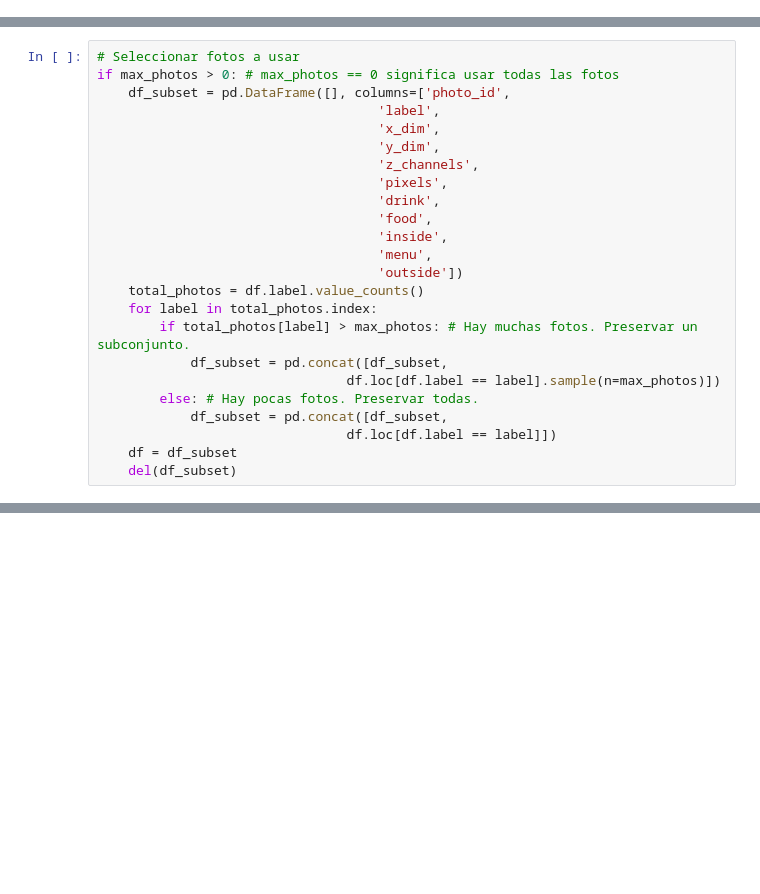
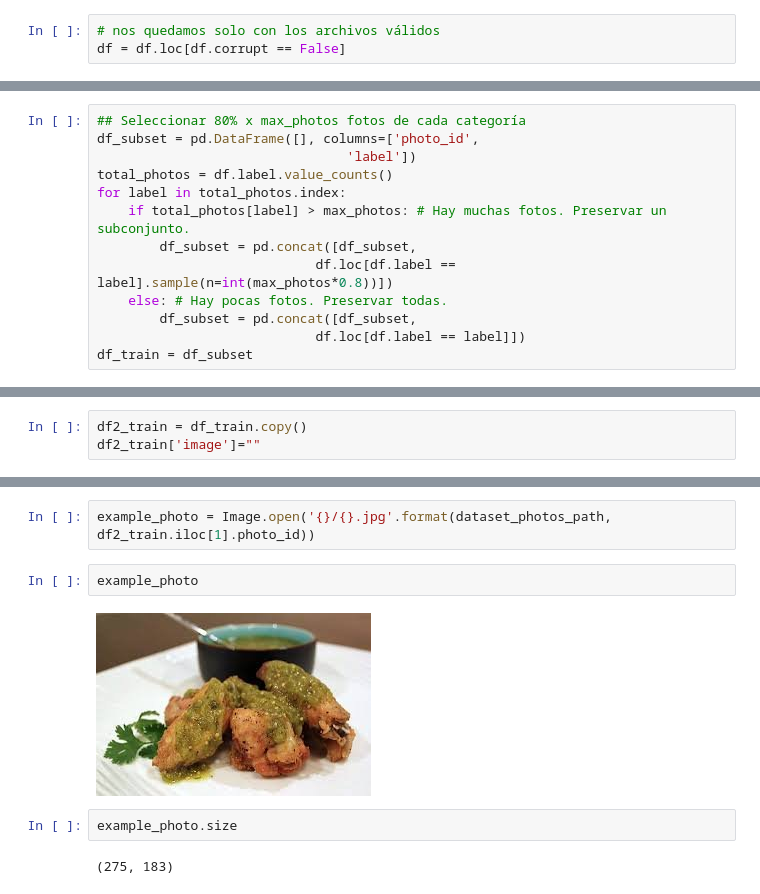
Before and after one commit to ptavaressilva/MDS_TF, a Jupyter notebook: 01_Preparación_flat_toy_dataset.ipynb, the cells around one changed output, grey strips where cells are left out. Saved outputs shown, nothing was run; the diff lists cells and outputs as text; blank space fills up the shorter version.

Commit message:
CNN - X,y (train y test) preparados

```diff
--- a/01_Preparación_flat_toy_dataset.ipynb
+++ b/01_Preparación_flat_toy_dataset.ipynb
@@ -37,0 +40,3 @@ df = pickle.load(open(df_pickle_file,'rb'))
+# %%
+# nos quedamos solo con los archivos válidos
+df = df.loc[df.corrupt == False]
@@ -38,24 +63,13 @@ df = pickle.load(open(df_pickle_file,'rb'))
 # %%
-# Seleccionar fotos a usar
-if max_photos > 0: # max_photos == 0 significa usar todas las fotos
-    df_subset = pd.DataFrame([], columns=['photo_id',
-                                    'label',
-                                    'x_dim',
-                                    'y_dim',
-                                    'z_channels',
-                                    'pixels',
-                                    'drink',
-                                    'food',
-                                    'inside',
-                                    'menu',
-                                    'outside'])
-    total_photos = df.label.value_counts()
-    for label in total_photos.index:
-        if total_photos[label] > max_photos: # Hay muchas fotos. Preservar un subconjunto.
-            df_subset = pd.concat([df_subset,
-                                df.loc[df.label == label].sample(n=max_photos)])
-        else: # Hay pocas fotos. Preservar todas.
-            df_subset = pd.concat([df_subset,
-                                df.loc[df.label == label]])
-    df = df_subset
-    del(df_subset)
+## Seleccionar 80% x max_photos fotos de cada categoría
+df_subset = pd.DataFrame([], columns=['photo_id',
+                                'label'])
+total_photos = df.label.value_counts()
+for label in total_photos.index:
+    if total_photos[label] > max_photos: # Hay muchas fotos. Preservar un subconjunto.
+        df_subset = pd.concat([df_subset,
+                            df.loc[df.label == label].sample(n=int(max_photos*0.8))])
+    else: # Hay pocas fotos. Preservar todas.
+        df_subset = pd.concat([df_subset,
+                            df.loc[df.label == label]])
+df_train = df_subset
@@ -61,0 +122,3 @@ if max_photos > 0: # max_photos == 0 significa usar todas las fotos
+# %%
+df2_train = df_train.copy()
+df2_train['image']=""
@@ -62,3 +134,13 @@ if max_photos > 0: # max_photos == 0 significa usar todas las fotos
+# %%
+example_photo = Image.open('{}/{}.jpg'.format(dataset_photos_path, df2_train.iloc[1].photo_id))
+# %%
+example_photo
+# %% [output]
+[figure, added]
+# %%
+example_photo.size
+# %% [output]
+(275, 183)
 # %%
 # redimensionar, recortar y guardar fotos
 
```
Also changed, not shown: parts of 50 cells of this notebook.
